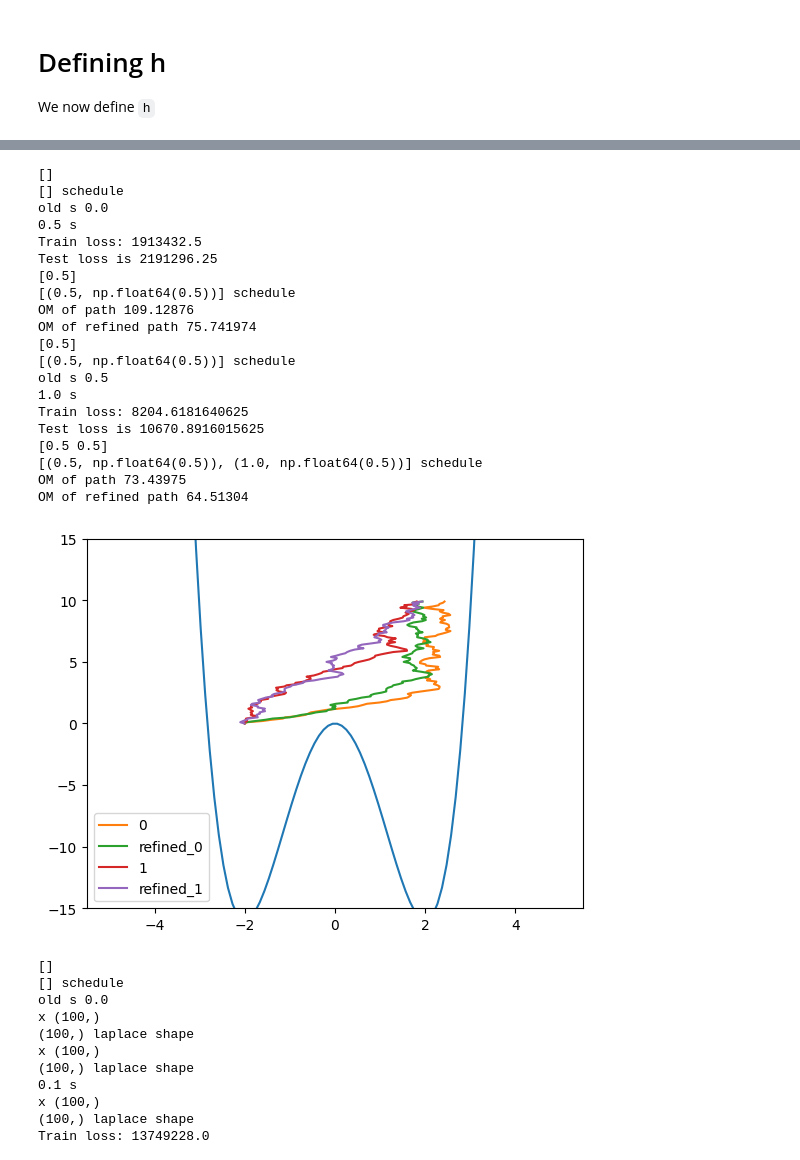
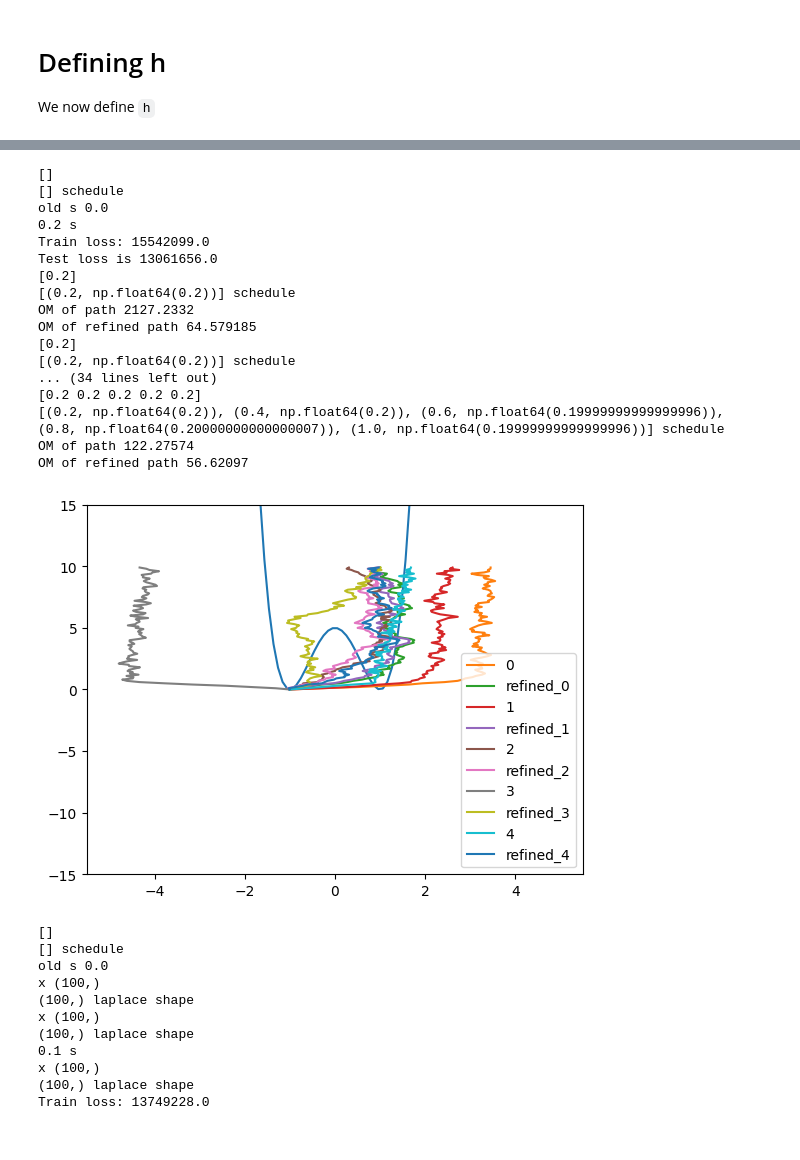
Before and after one commit to reubenharry/path_sampling, a Jupyter notebook: src/path_sampling_nb.ipynb, the cells around one changed output, grey strips where cells are left out. Saved outputs shown, nothing was run; the diff lists cells and outputs as text; code cells hidden in the pictures.

```diff
--- a/src/path_sampling_nb.ipynb
+++ b/src/path_sampling_nb.ipynb
@@ -265,7 +277,7 @@ def refine_path(x, s, time, rng_key, num_steps):
     initial_position = x.reshape(x.shape[0]*x.shape[1])
 
     # logdensity_fn = lambda x: jax.scipy.stats.norm.logpdf(x[0], loc=-2, scale=0.01)- I(x, time, lambda x, t: uref(-x,t)) - s*J(x.reshape((-1, ndims)), None)
-    logdensity_fn = lambda x: jax.scipy.stats.norm.logpdf(x[0], loc=-2, scale=0.01)- I(x, time, lambda x, t: uref(x,t)) - s*J(x.reshape((-1, ndims)), None)
+    logdensity_fn = lambda x: jax.scipy.stats.norm.logpdf(x[0], loc=-1, scale=0.01)- I(x, time, lambda x, t: uref(x,t)) - s*J(x.reshape((-1, ndims)), None)
 
     # logdensity_fn = lambda x: I(x, time, uref)
 
@@ -330,7 +342,7 @@ def make_b(schedule, uref, dbds):
 # fit weights of neural net according to the loss function
 # calculate test loss
 # return lambda x: b(x) + dbds(x)
-def update(uref, J, dbds, hyperparams, key, schedule, i, rho = lambda key: jnp.zeros((ndims,))-2.):
+def update(uref, J, dbds, hyperparams, key, schedule, i, rho = lambda key: jnp.zeros((ndims,))-1.):
     """
     b: drift term. A function from R^ndims x R -> R^ndims
     hyperparams: dictionary of hyperparameters
@@ -418,7 +430,7 @@ def update(uref, J, dbds, hyperparams, key, schedule, i, rho = lambda key: jnp.z
 
     # new_b =  lambda x, t: (b(x,t) + dbds(x,t, 0.0)*ds)
 
-    # new_b =  lambda x, t: (b(x,t) + dbds(x,t, 0.0))
+    # new_b =  lambda x, t: (b(x,t) + dbds(x,t, new_s))
 
     new_b = make_b(schedule[:i+1], uref, dbds)
 
@@ -426,11 +438,13 @@ def update(uref, J, dbds, hyperparams, key, schedule, i, rho = lambda key: jnp.z
     if plot:
 
         x = jnp.expand_dims(jnp.linspace(-5, 5, 100), 1)
-        y = (x**4 - 8 * x**2)
-        y2 = jax.vmap(lambda k, t: b(k, t))(x, times[0])
+        # y = (x**4 - 8 * x**2)
+        y = make_double_well_potential(v=5.0)(x)
+        y2 = jax.vmap(lambda k, t: new_b(k, t))(x, times[0])
         plt.ylim(-15,15)
         if i==0: plt.plot(x, y)
-        # plt.plot(x, y2)
+        plt.plot(x, y2/500)
+        # print(y2)
 
         path, time = sample_sde(
             b=new_b,
@@ -458,3 +472,31 @@ def update(uref, J, dbds, hyperparams, key, schedule, i, rho = lambda key: jnp.z
         plt.legend()
 
     return dbds
+# %%
+key = jax.random.key(0)
+# b = uref # initialize b as uref
+schedule = [0.1] # , 0.2, 0.3, 0.4, 0.5, 0.6, 0.7, 0.8, 0.9, 1.0]
+dbds = MLP([3,20,20,1], key=jax.random.key(0))
+
+
+for i, s in enumerate(schedule):
+
+
+
+    key = jax.random.fold_in(key, i)
+
+    # update b -> b + dbds
+    dbds = update(
+        uref=lambda x, t : jnp.array([0.0]),
+        J=lambda x, y: 0.0,
+        dbds=dbds,
+        hyperparams={'dt': 0.01, 'num_steps': 100, 'num_training_steps' : 1000, 'batch_size' :100},
+        key=key,
+        schedule=schedule,
+        i=i,
+    )
+
+# potential(jnp.array([0.0]))
+
+# jax.grad(lambda x:jnp.sum(x**2))(jnp.array([4.0]))
+# uref(jnp.array([0.0]), 0.0)
@@ -461,48 +515,45 @@ def update(uref, J, dbds, hyperparams, key, schedule, i, rho = lambda key: jnp.z
 # %%
 key = jax.random.key(0)
 # b = uref # initialize b as uref
-schedule = [0.5, 1.0] # , 0.2, 0.3, 0.4, 0.5, 0.6, 0.7, 0.8, 0.9, 1.0]
+schedule = [0.2, 0.4, 0.6, 0.8, 1.0] # , 0.2, 0.3, 0.4, 0.5, 0.6, 0.7, 0.8, 0.9, 1.0]
 dbds = MLP([3,20,20,1], key=jax.random.key(0))
 
 
 for i, s in enumerate(schedule):
 
 
 
     key = jax.random.fold_in(key, i)
 
     # update b -> b + dbds
     dbds = update(
         uref=uref,
         J=J,
         dbds=dbds,
         hyperparams={'dt': 0.005, 'num_steps': 100, 'num_training_steps' : 1000, 'batch_size' :100},
         key=key,
         schedule=schedule,
         i=i,
     )
 # %% [output]
 []
 [] schedule
 old s 0.0
-0.5 s
-Train loss: 1913432.5
-Test loss is 2191296.25
-[0.5]
-[(0.5, np.float64(0.5))] schedule
-OM of path 109.12876
-OM of refined path 75.741974
-[0.5]
-[(0.5, np.float64(0.5))] schedule
-old s 0.5
-1.0 s
-Train loss: 8204.6181640625
-Test loss is 10670.8916015625
-[0.5 0.5]
-[(0.5, np.float64(0.5)), (1.0, np.float64(0.5))] schedule
-OM of path 73.43975
-OM of refined path 64.51304
+0.2 s
+Train loss: 15542099.0
+Test loss is 13061656.0
+[0.2]
+[(0.2, np.float64(0.2))] schedule
+OM of path 2127.2332
+OM of refined path 64.579185
+[0.2]
+[(0.2, np.float64(0.2))] schedule
+... (34 lines left out)
+[0.2 0.2 0.2 0.2 0.2]
+[(0.2, np.float64(0.2)), (0.4, np.float64(0.2)), (0.6, np.float64(0.19999999999999996)), (0.8, np.float64(0.20000000000000007)), (1.0, np.float64(0.19999999999999996))] schedule
+OM of path 122.27574
+OM of refined path 56.62097
-[figure, old version]
+[figure, new version]
 # %%
 key = jax.random.key(0)
 # b = uref # initialize b as uref
```
Also changed, not shown: parts of 4 cells of this notebook.
